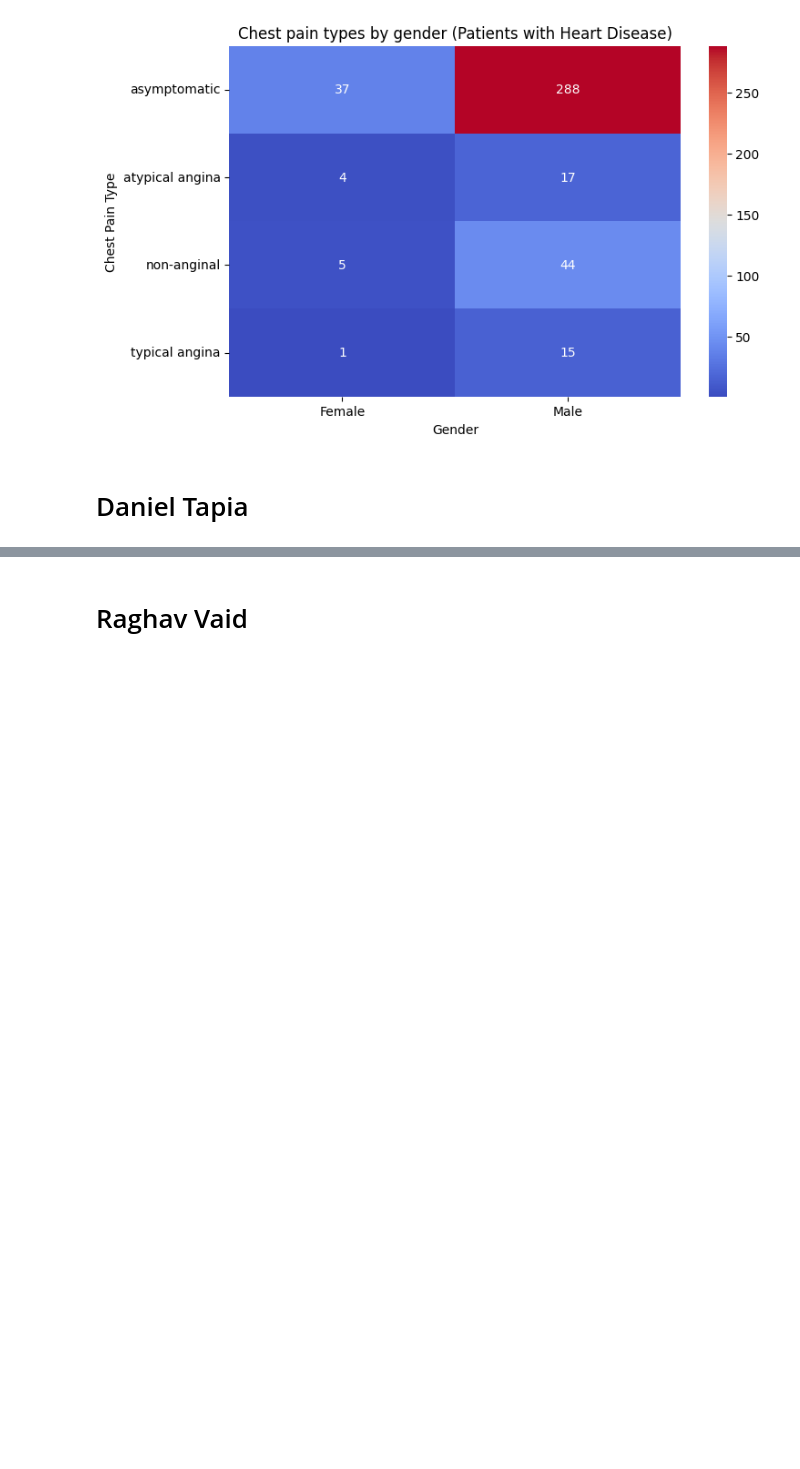
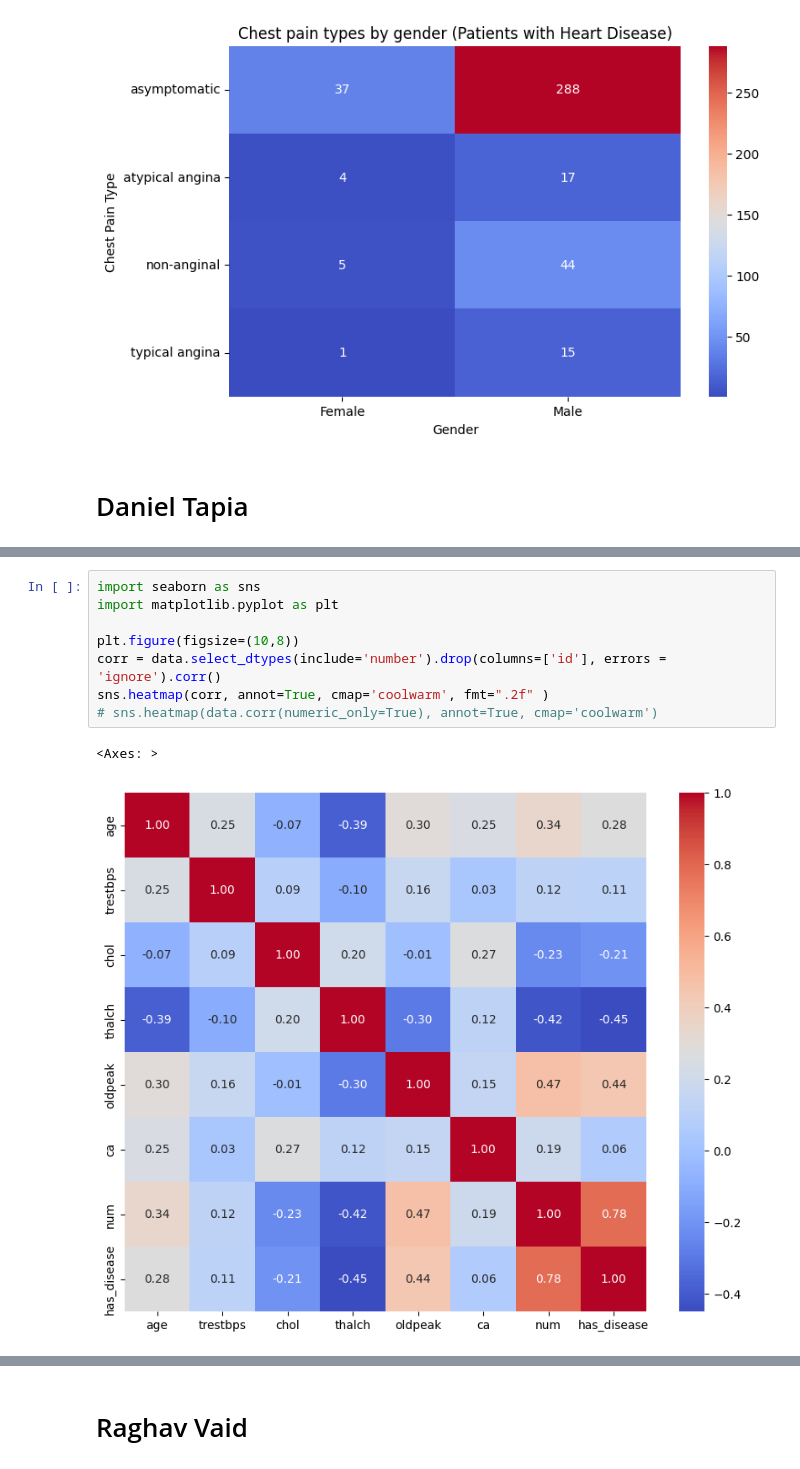
Before and after one commit to davprog9/Heart-Disease-Liklehood-Analysis, a Jupyter notebook: Analysis.ipynb, the cells around one changed output, grey strips where cells are left out. Drawn from its saved outputs; the diff is of its cells as text; blank space fills up the shorter version.

```diff
--- a/Analysis.ipynb
+++ b/Analysis.ipynb
@@ -330,0 +348,11 @@ Text(70.72222222222221, 0.5, 'Chest Pain Type')
+# %%
+import seaborn as sns
+import matplotlib.pyplot as plt
+
+plt.figure(figsize=(10,8))
+corr = data.select_dtypes(include='number').drop(columns=['id'], errors = 'ignore').corr()
+sns.heatmap(corr, annot=True, cmap='coolwarm', fmt=".2f" )
+# sns.heatmap(data.corr(numeric_only=True), annot=True, cmap='coolwarm')
+# %% [output]
+<Axes: >
+[figure, added]
```
Also changed, not shown: parts of 9 cells of this notebook.
